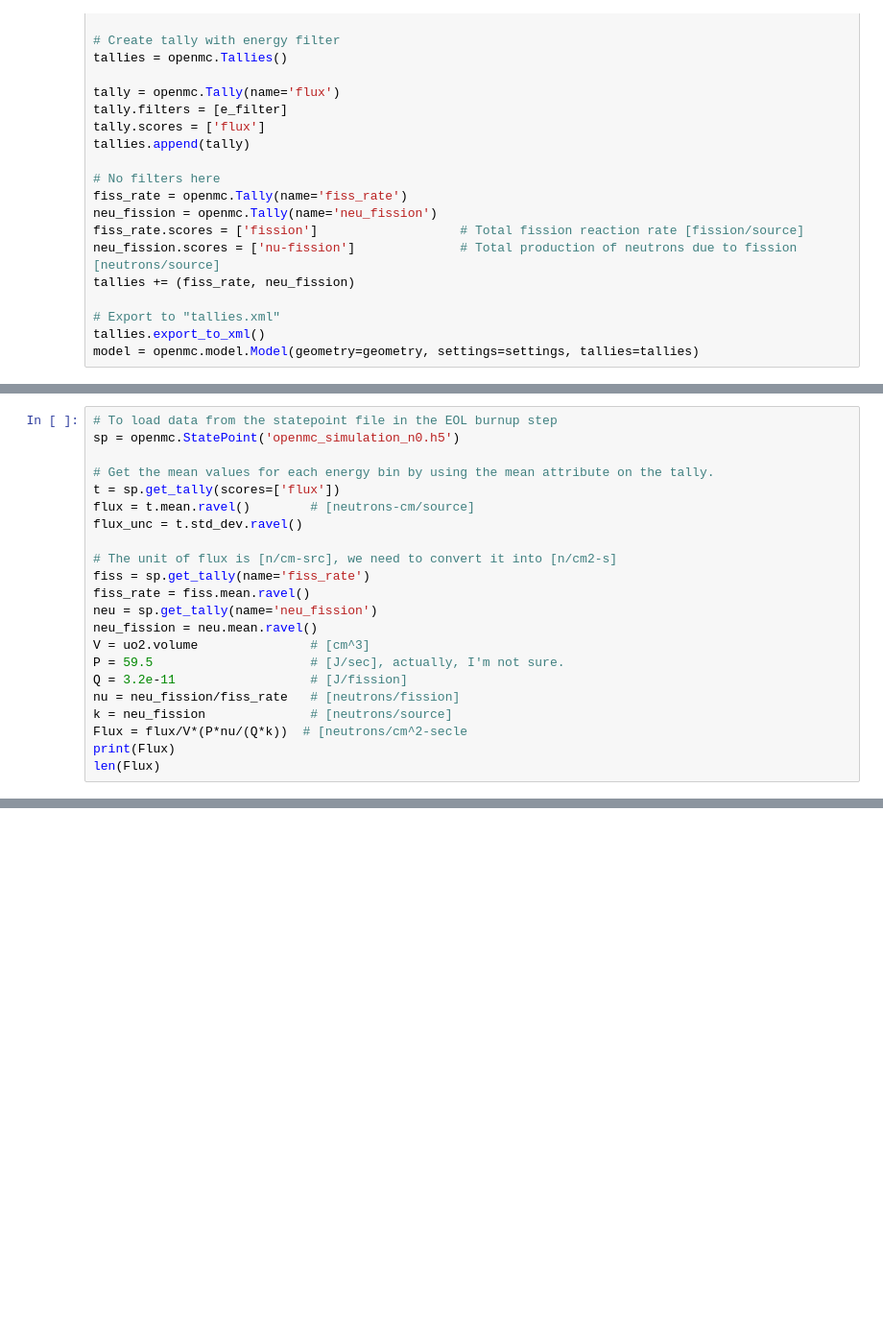
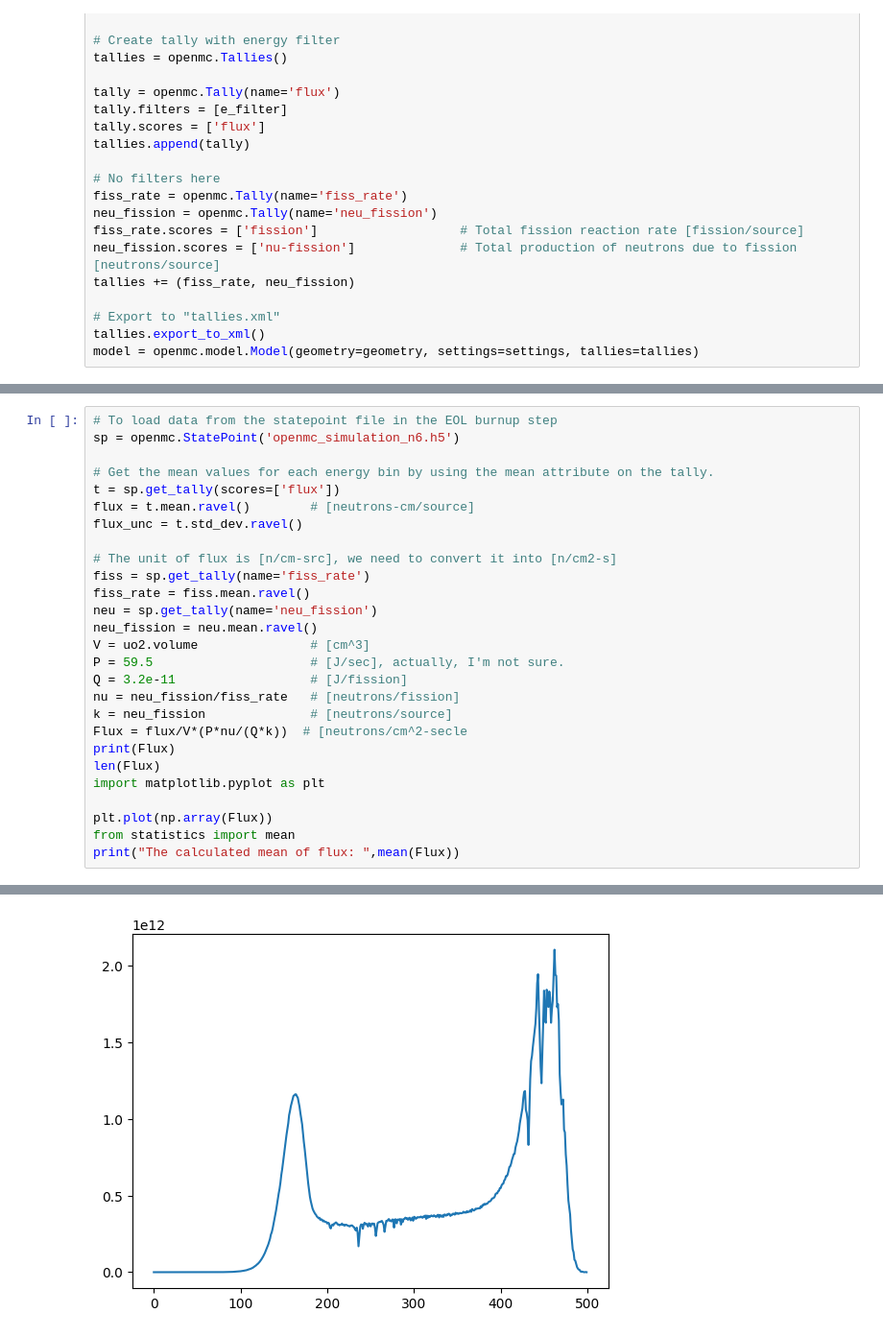
Before and after one commit to Sabyaro/Openmc-in-dresden, a Jupyter notebook: flux_calculation_code.ipynb, the cells around one changed output, grey strips where cells are left out. Shown: that part at 96% size. Drawn from its saved outputs; the diff is of its cells as text; blank space fills up the shorter version.

```diff
--- a/flux_calculation_code.ipynb
+++ b/flux_calculation_code.ipynb
@@ -127,6 +224,6 @@ integrator.integrate()
 # %%
 # To load data from the statepoint file in the EOL burnup step
-sp = openmc.StatePoint('openmc_simulation_n0.h5')
+sp = openmc.StatePoint('openmc_simulation_n6.h5')
 
 # Get the mean values for each energy bin by using the mean attribute on the tally.
 t = sp.get_tally(scores=['flux'])
@@ -146,3 +243,9 @@ k = neu_fission              # [neutrons/source]
 Flux = flux/V*(P*nu/(Q*k))  # [neutrons/cm^2-secle
 print(Flux)
 len(Flux)
+import matplotlib.pyplot as plt
+
+plt.plot(np.array(Flux))
+from statistics import mean
+print("The calculated mean of flux: ",mean(Flux))
+# %% [output]
@@ -148,0 +269 @@ len(Flux)
+[figure, added]
```
Also changed, not shown: parts of 5 cells of this notebook.
